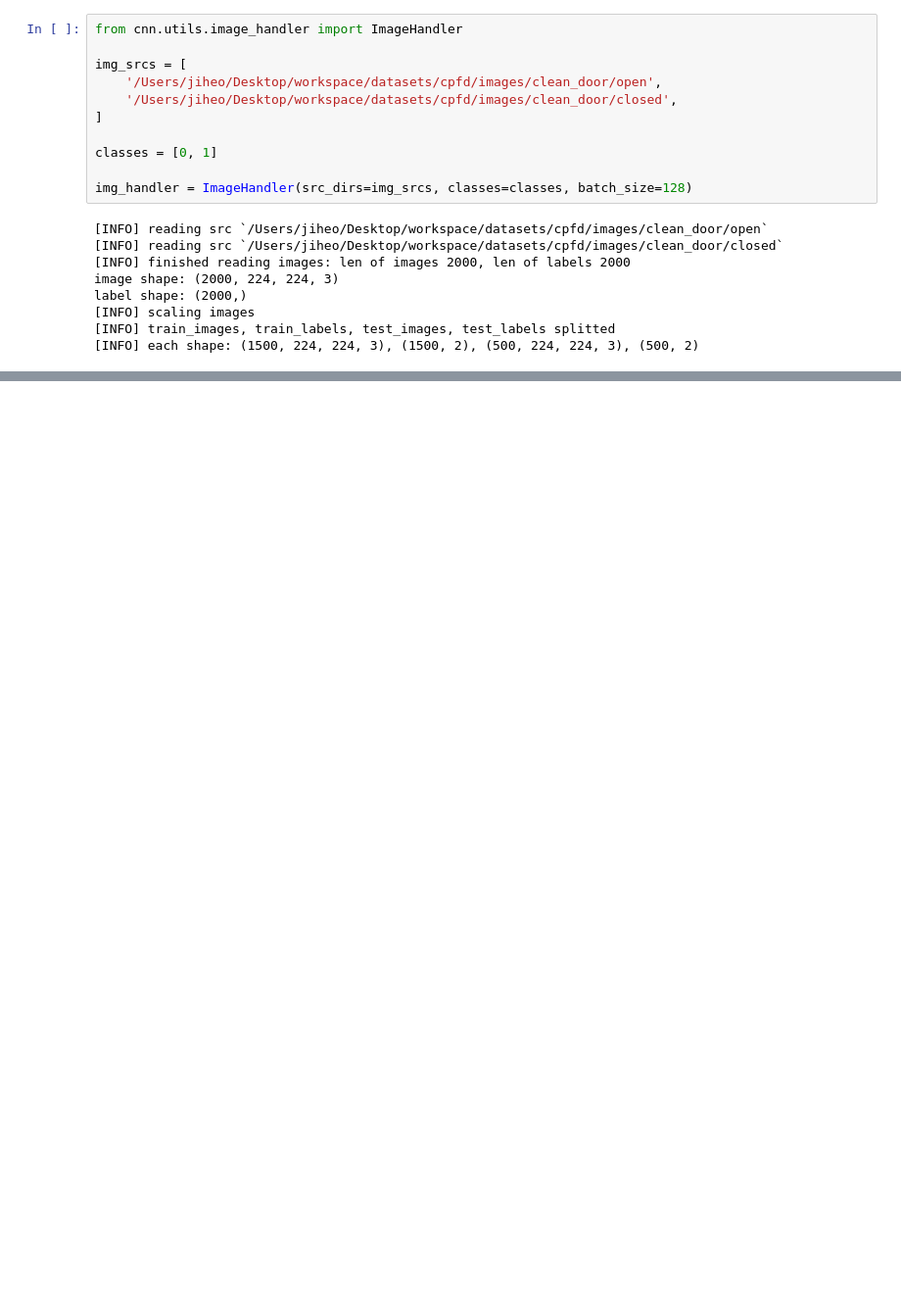
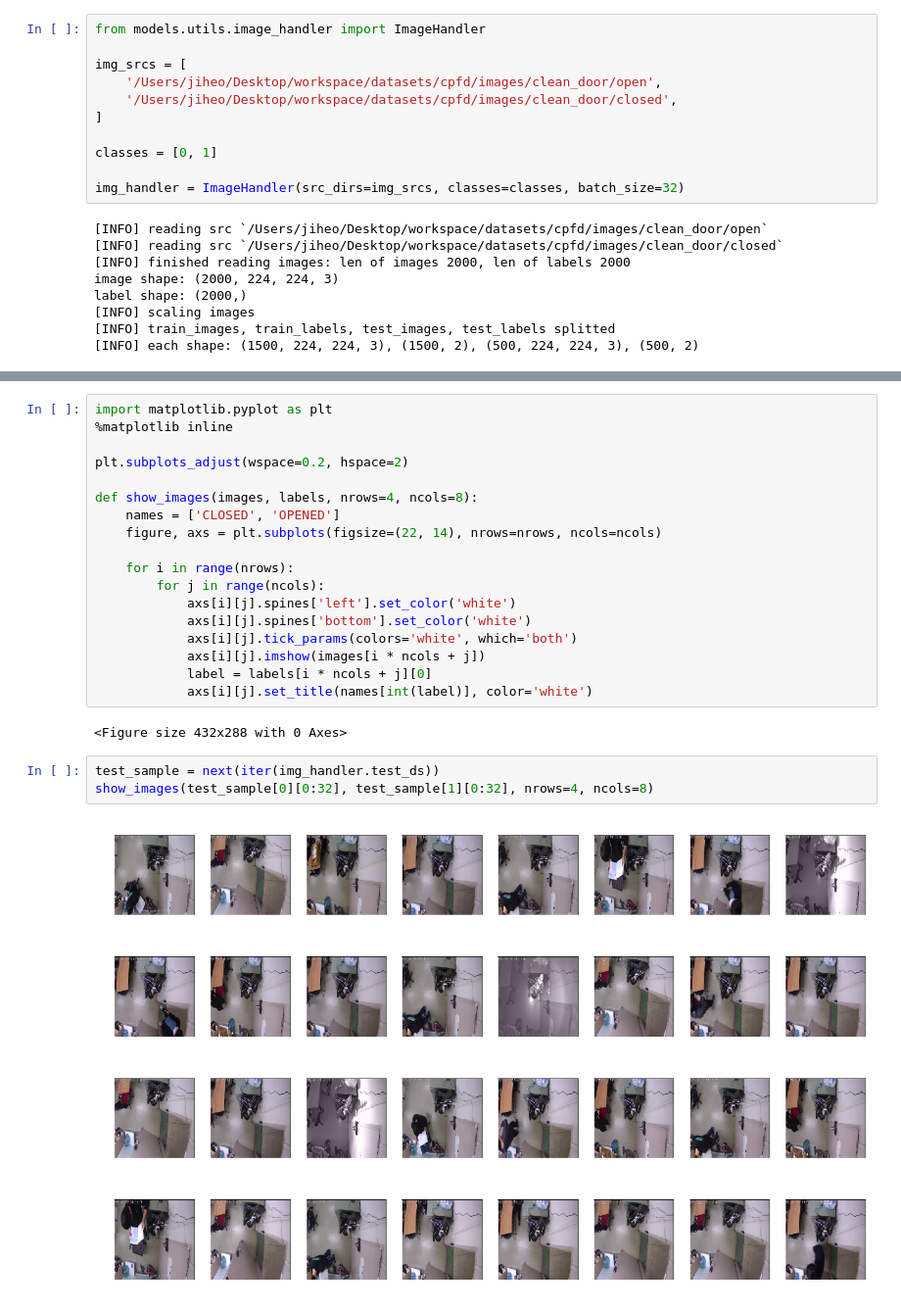
Before and after one commit to real-rock/cpfd, a Jupyter notebook: models/cnn/vgg/VGGnet.ipynb, the cells around one changed output, grey strips where cells are left out. Shown at 98% size. Cells and saved outputs as stored; diff of their text form; blank space fills up the shorter version.

Commit message:
Feat: Indoor particle prediction model v1, v2, v3 added

```diff
--- a/models/cnn/vgg/VGGnet.ipynb
+++ b/models/cnn/vgg/VGGnet.ipynb
@@ -35,5 +31,5 @@ def create_vggnet(input_shape=(224, 224, 3), n_classes=2):
 # %%
-from cnn.utils.image_handler import ImageHandler
+from models.utils.image_handler import ImageHandler
 
 img_srcs = [
     '/Users/jiheo/Desktop/workspace/datasets/cpfd/images/clean_door/open',
@@ -42,7 +38,7 @@ img_srcs = [
 
 classes = [0, 1]
 
-img_handler = ImageHandler(src_dirs=img_srcs, classes=classes, batch_size=128)
+img_handler = ImageHandler(src_dirs=img_srcs, classes=classes, batch_size=32)
 # %% [output]
 [INFO] reading src `/Users/jiheo/Desktop/workspace/datasets/cpfd/images/clean_door/open`
 [INFO] reading src `/Users/jiheo/Desktop/workspace/datasets/cpfd/images/clean_door/closed`
@@ -92,3 +87,28 @@ history = model.fit(
 Epoch 1/20
 10/10 [==============================] - 435s 43s/step - loss: 0.6931 - accuracy: 0.5136 - val_loss: 0.6954 - val_accuracy: 0.4600
 Epoch 2/20
+# %%
+import matplotlib.pyplot as plt
+%matplotlib inline
+
+plt.subplots_adjust(wspace=0.2, hspace=2)
+
+def show_images(images, labels, nrows=4, ncols=8):
+    names = ['CLOSED', 'OPENED']
+    figure, axs = plt.subplots(figsize=(22, 14), nrows=nrows, ncols=ncols)
+
+    for i in range(nrows):
+        for j in range(ncols):
+            axs[i][j].spines['left'].set_color('white')
+            axs[i][j].spines['bottom'].set_color('white')
+            axs[i][j].tick_params(colors='white', which='both')
+            axs[i][j].imshow(images[i * ncols + j])
+            label = labels[i * ncols + j][0]
+            axs[i][j].set_title(names[int(label)], color='white')
+# %% [output]
+<Figure size 432x288 with 0 Axes>
+# %%
+test_sample = next(iter(img_handler.test_ds))
+show_images(test_sample[0][0:32], test_sample[1][0:32], nrows=4, ncols=8)
+# %% [output]
+[figure, added]
```
Also changed, not shown: parts of 8 cells of this notebook, 51 other files.
